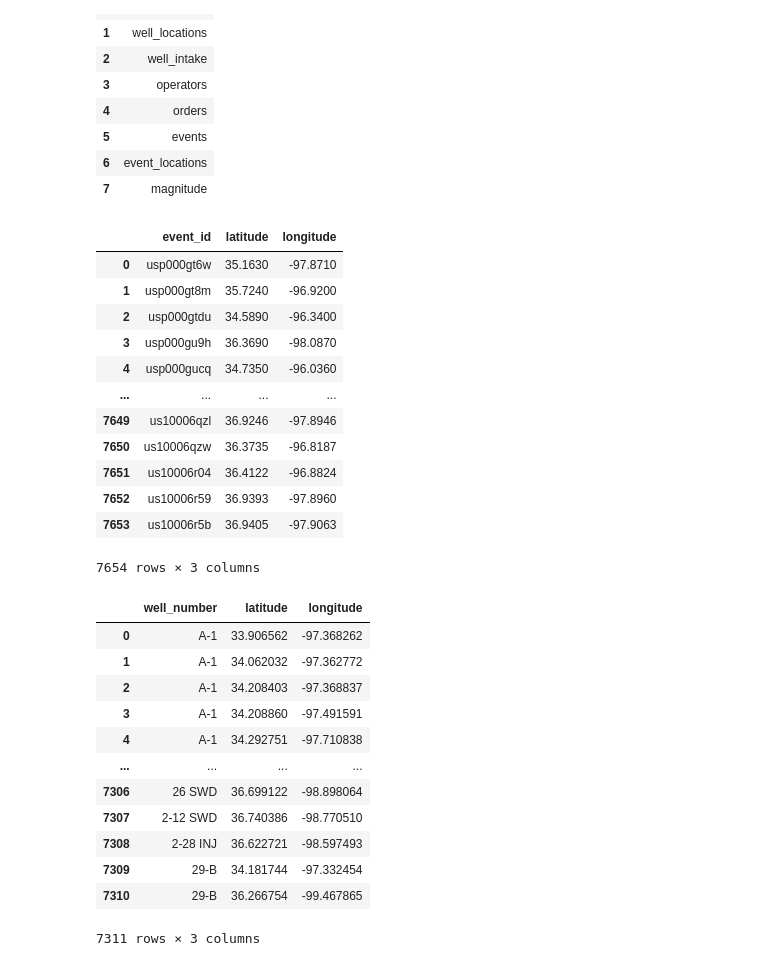
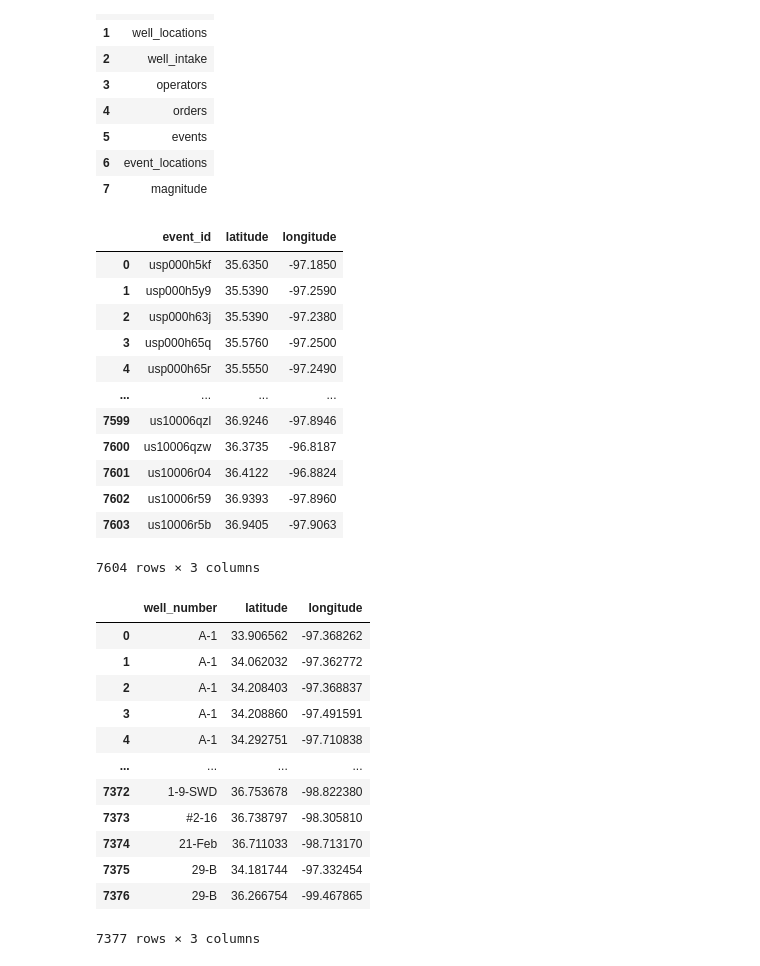
Before and after one commit to JulieGambill/Wastewater_And_Seismic_Activity, a Jupyter notebook: notebooks/database.ipynb, the cells around one changed output. Drawn from its saved outputs; the diff is of its cells as text; code cells hidden in the pictures.

```diff
--- a/notebooks/database.ipynb
+++ b/notebooks/database.ipynb
@@ -61,36 +63,36 @@ pd.read_sql("SELECT name FROM sqlite_master WHERE type= 'table';", conn)
 # %%
 # Oklahoma earthquake locations
 query1 = """SELECT
     el.event_id, el.latitude, el.longitude
 FROM event_locations el
 JOIN events e ON e.event_id = el.event_id
-WHERE e.year BETWEEN 2009 and 2017
+WHERE e.year BETWEEN 2010 and 2017
 AND state = 'Oklahoma'
 """
 
 result1 = pd.read_sql(query1, conn)
 result1
 # %% [output]
 |  | event_id | latitude | longitude |
-| 0 | usp000gt6w | 35.1630 | -97.8710 |
-| 1 | usp000gt8m | 35.7240 | -96.9200 |
-| 2 | usp000gtdu | 34.5890 | -96.3400 |
-| 3 | usp000gu9h | 36.3690 | -98.0870 |
-| 4 | usp000gucq | 34.7350 | -96.0360 |
+| 0 | usp000h5kf | 35.6350 | -97.1850 |
+| 1 | usp000h5y9 | 35.5390 | -97.2590 |
+| 2 | usp000h63j | 35.5390 | -97.2380 |
+| 3 | usp000h65q | 35.5760 | -97.2500 |
+| 4 | usp000h65r | 35.5550 | -97.2490 |
 | ... | ... | ... | ... |
-| 7649 | us10006qzl | 36.9246 | -97.8946 |
-| 7650 | us10006qzw | 36.3735 | -96.8187 |
-| 7651 | us10006r04 | 36.4122 | -96.8824 |
-| 7652 | us10006r59 | 36.9393 | -97.8960 |
-| 7653 | us10006r5b | 36.9405 | -97.9063 |
+| 7599 | us10006qzl | 36.9246 | -97.8946 |
+| 7600 | us10006qzw | 36.3735 | -96.8187 |
+| 7601 | us10006r04 | 36.4122 | -96.8824 |
+| 7602 | us10006r59 | 36.9393 | -97.8960 |
+| 7603 | us10006r5b | 36.9405 | -97.9063 |
-7654 rows × 3 columns
+7604 rows × 3 columns
 # %%
 # Oklahoma injection well locations
 query2 = """SELECT DISTINCT
     well_locations.well_number, well_locations.latitude, well_locations.longitude
 FROM well_locations
 JOIN orders ON orders.well_number = well_locations.well_number
-WHERE orders.year BETWEEN 2010 AND 2016
+WHERE orders.year BETWEEN 2010 AND 2017
 """
 result2 = pd.read_sql(query2, conn)
 result2
@@ -102,12 +104,12 @@ result2
 | 3 | A-1 | 34.208860 | -97.491591 |
 | 4 | A-1 | 34.292751 | -97.710838 |
 | ... | ... | ... | ... |
-| 7306 | 26 SWD | 36.699122 | -98.898064 |
-| 7307 | 2-12 SWD | 36.740386 | -98.770510 |
-| 7308 | 2-28 INJ | 36.622721 | -98.597493 |
-| 7309 | 29-B | 34.181744 | -97.332454 |
-| 7310 | 29-B | 36.266754 | -99.467865 |
+| 7372 | 1-9-SWD | 36.753678 | -98.822380 |
+| 7373 | #2-16 | 36.738797 | -98.305810 |
+| 7374 | 21-Feb | 36.711033 | -98.713170 |
+| 7375 | 29-B | 34.181744 | -97.332454 |
+| 7376 | 29-B | 36.266754 | -99.467865 |
-7311 rows × 3 columns
+7377 rows × 3 columns
 # %%
 fig1 = px.scatter_map(result1,
             lat=result1.latitude,
```
Also changed, not shown: parts of 6 cells of this notebook, 5 other files.
